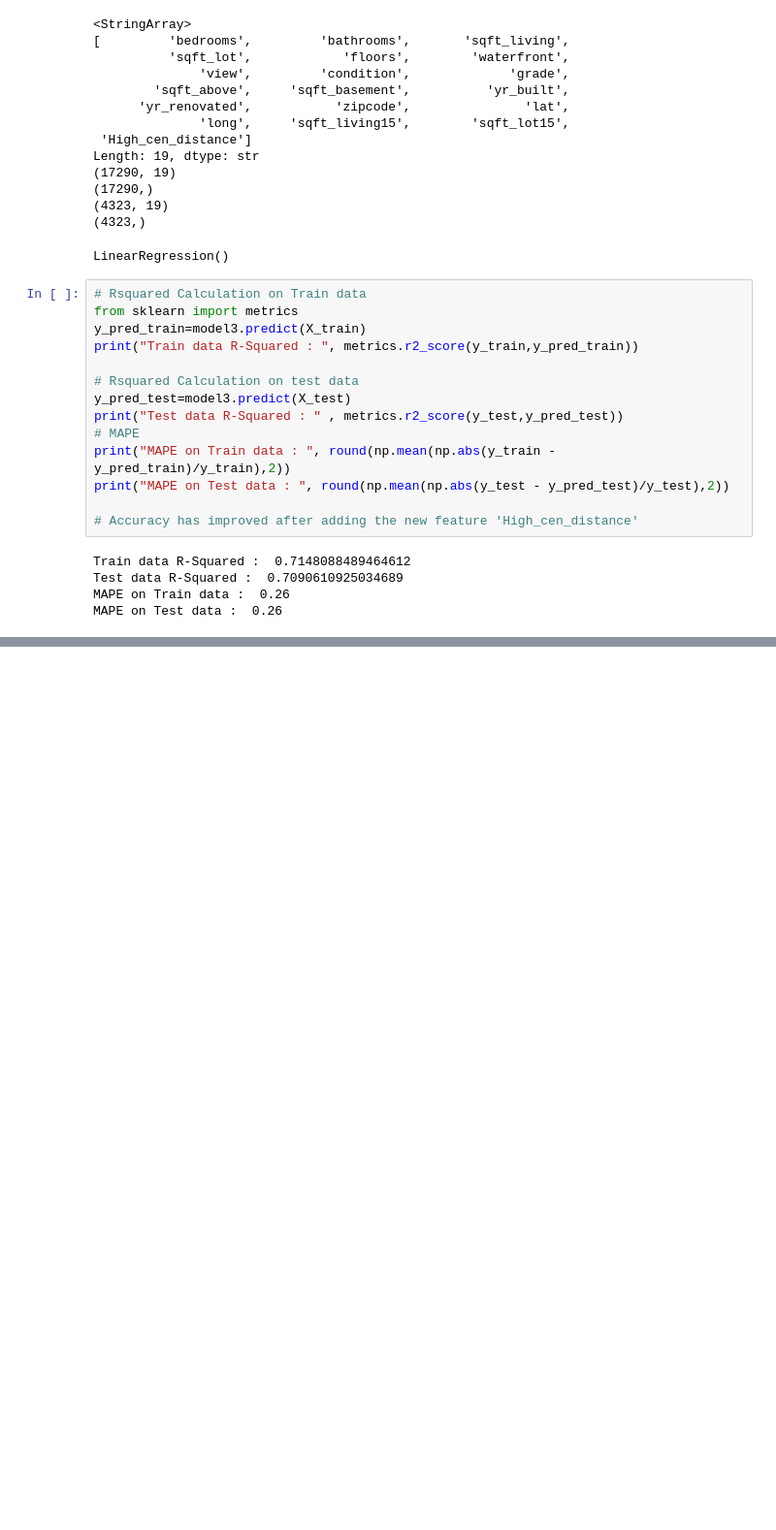
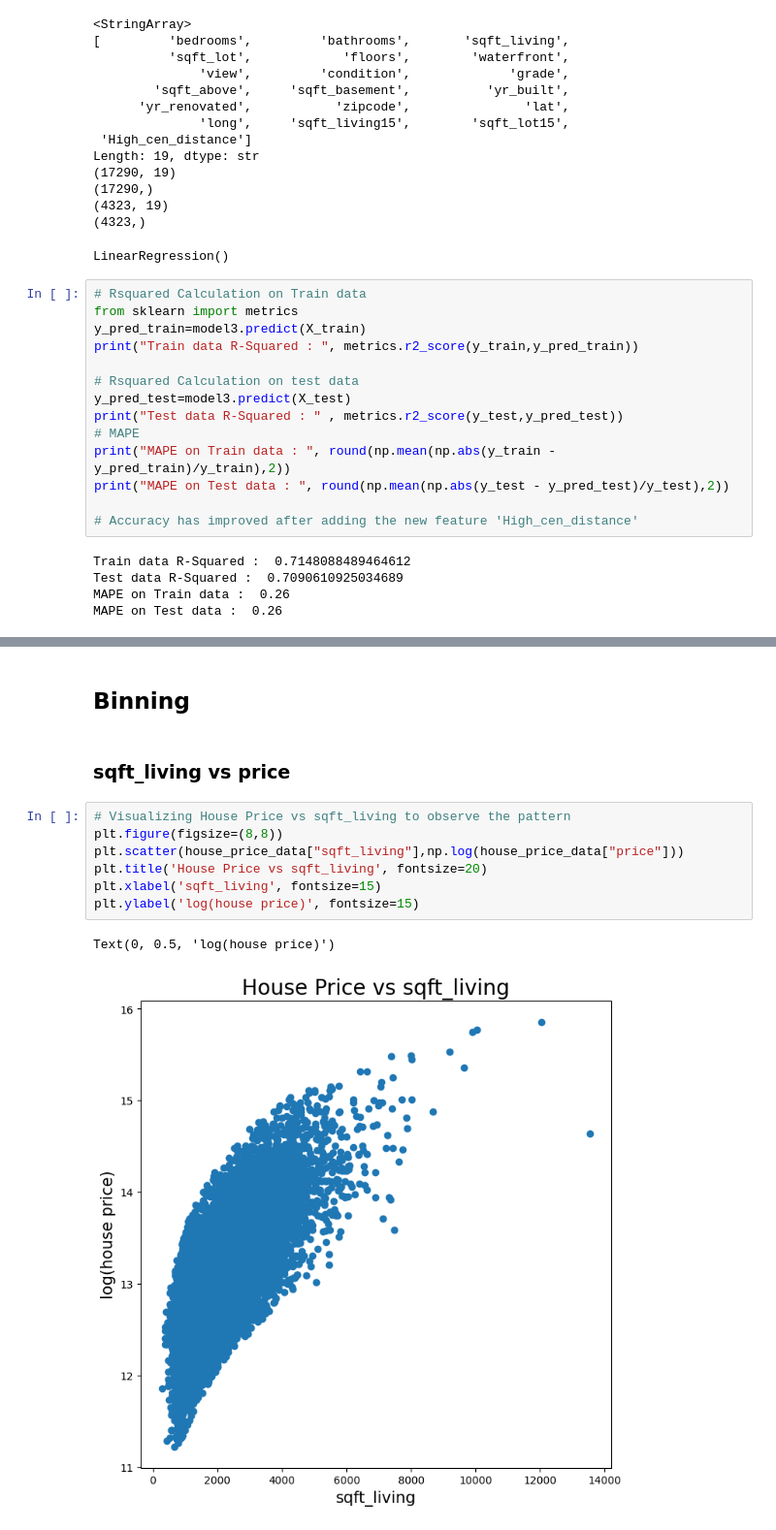
Before and after one commit to Sneha-sharma26/MLwithPy, a Jupyter notebook: feature_engg.ipynb, the cells around one changed output, grey strips where cells are left out. Shown at 97% size. Cells and saved outputs as stored; diff of their text form; blank space fills up the shorter version.

```diff
--- a/feature_engg.ipynb
+++ b/feature_engg.ipynb
@@ -316,0 +515,14 @@ MAPE on Test data :  0.26
+# %% [markdown]
+## Binning
+# %% [markdown]
+### sqft_living vs price
+# %%
+# Visualizing House Price vs sqft_living to observe the pattern
+plt.figure(figsize=(8,8))
+plt.scatter(house_price_data["sqft_living"],np.log(house_price_data["price"]))
+plt.title('House Price vs sqft_living', fontsize=20)
+plt.xlabel('sqft_living', fontsize=15)
+plt.ylabel('log(house price)', fontsize=15)
+# %% [output]
+Text(0, 0.5, 'log(house price)')
+[figure, added]
```
Also changed, not shown: parts of 21 cells of this notebook.
